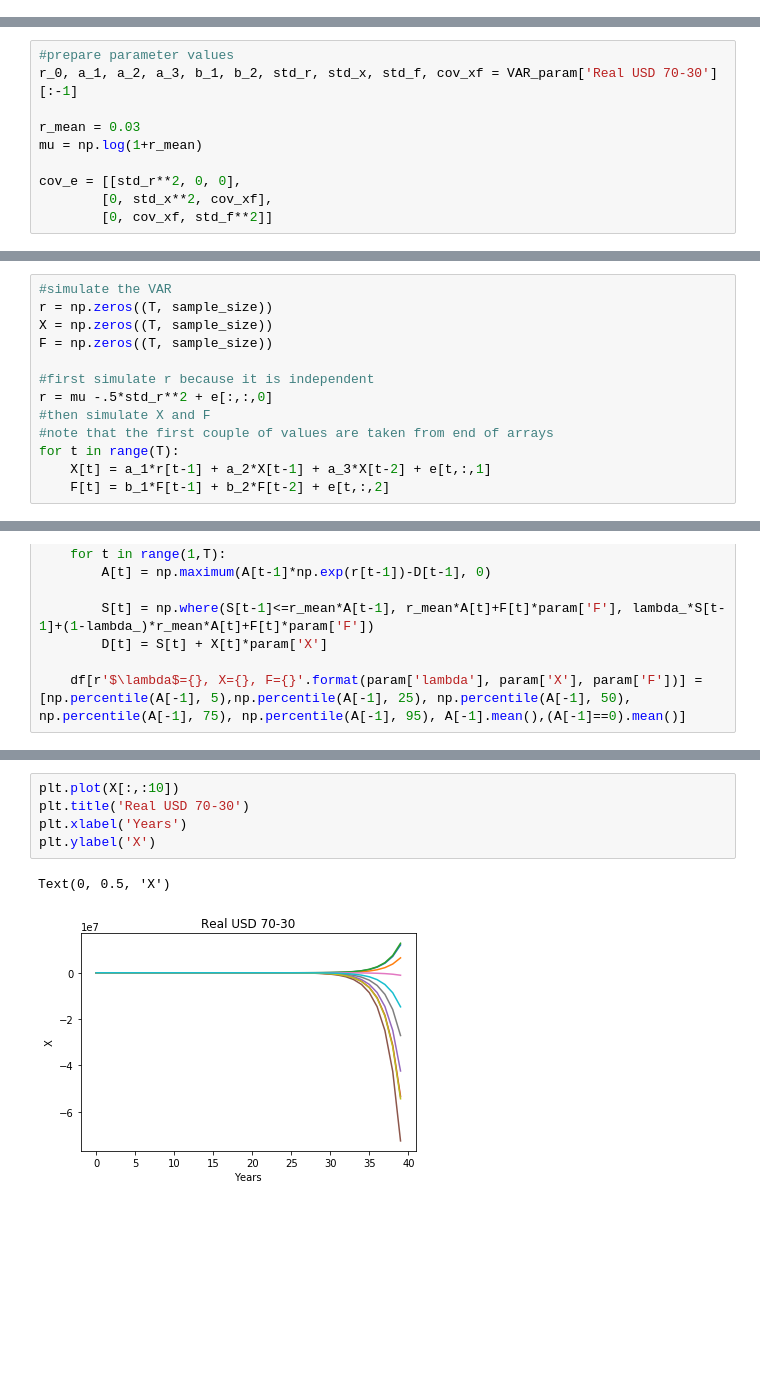
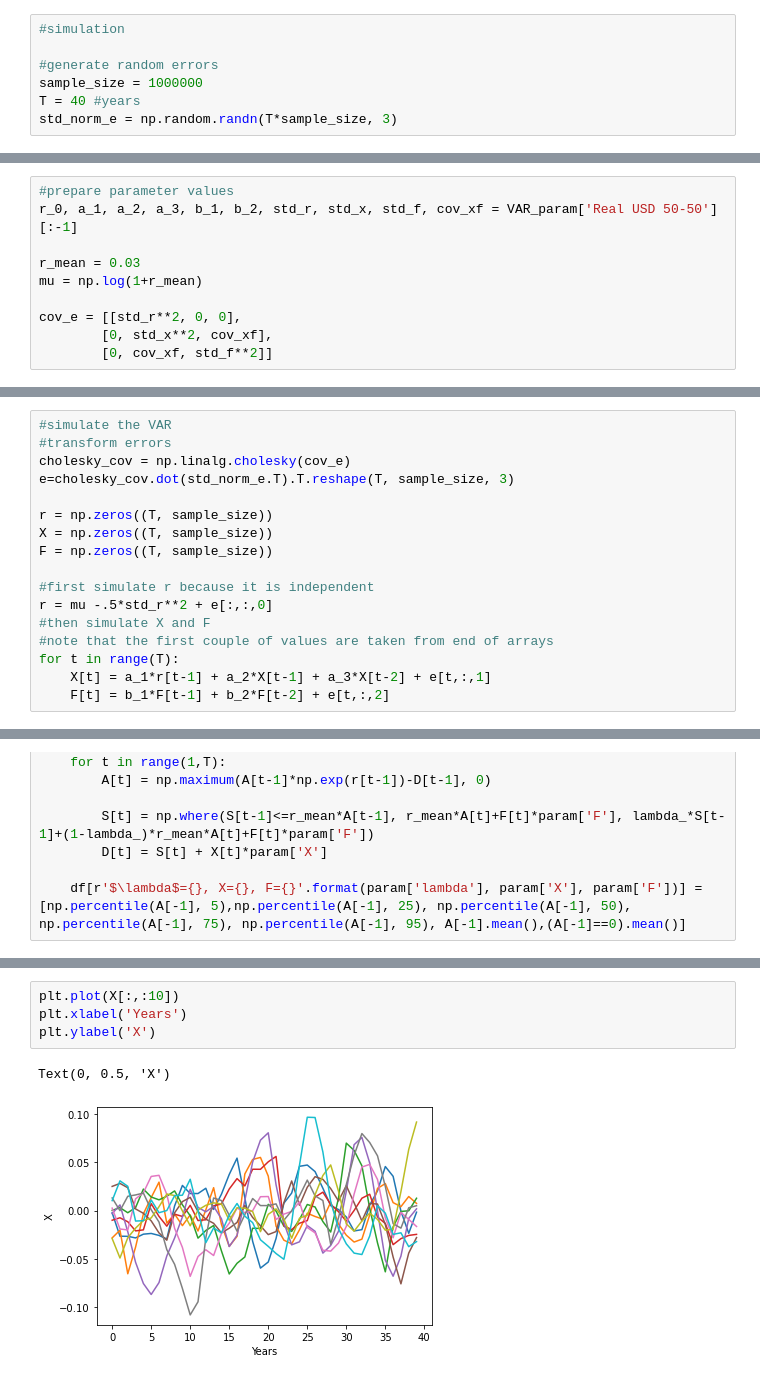
Before and after one commit to HaakonTronnes/Mork, a Jupyter notebook: Simulation for Mork-project 2.ipynb, the cells around one changed output, grey strips where cells are left out. Cells and saved outputs as stored; diff of their text form; blank space fills up the shorter version.

```diff
--- a/Simulation for Mork-project 2.ipynb
+++ b/Simulation for Mork-project 2.ipynb
@@ -2,6 +2,13 @@
 import numpy as np
 import pandas as pd
 import matplotlib.pyplot as plt
+# %%
+#simulation
+
+#generate random errors
+sample_size = 1000000
+T = 40 #years
+std_norm_e = np.random.randn(T*sample_size, 3)
 # %%
 #load VAR parameter values from excel sheet
 VAR_param = pd.read_excel('VAR_param.xlsx', index_col=0)
@@ -21,7 +28,7 @@ VAR_param
 | corr_xf | 0.436700 | 0.447900 | 0.383400 | 0.374900 |
 # %%
 #prepare parameter values
-r_0, a_1, a_2, a_3, b_1, b_2, std_r, std_x, std_f, cov_xf = VAR_param['Real USD 70-30'][:-1]
+r_0, a_1, a_2, a_3, b_1, b_2, std_r, std_x, std_f, cov_xf = VAR_param['Real USD 50-50'][:-1]
 
 r_mean = 0.03
 mu = np.log(1+r_mean)
@@ -39,5 +39,9 @@ e = np.random.multivariate_normal([0,0,0], cov_e, (T, sample_size))
 # %%
 #simulate the VAR
+#transform errors
+cholesky_cov = np.linalg.cholesky(cov_e)
+e=cholesky_cov.dot(std_norm_e.T).T.reshape(T, sample_size, 3)
+
 r = np.zeros((T, sample_size))
 X = np.zeros((T, sample_size))
 F = np.zeros((T, sample_size))
@@ -89,8 +93,7 @@ df
 # %%
 plt.plot(X[:,:10])
-plt.title('Real USD 70-30')
 plt.xlabel('Years')
 plt.ylabel('X')
 # %% [output]
 Text(0, 0.5, 'X')
-[figure, old version]
+[figure, new version]
```
Also changed, not shown: parts of 3 cells of this notebook, 1 other file.
